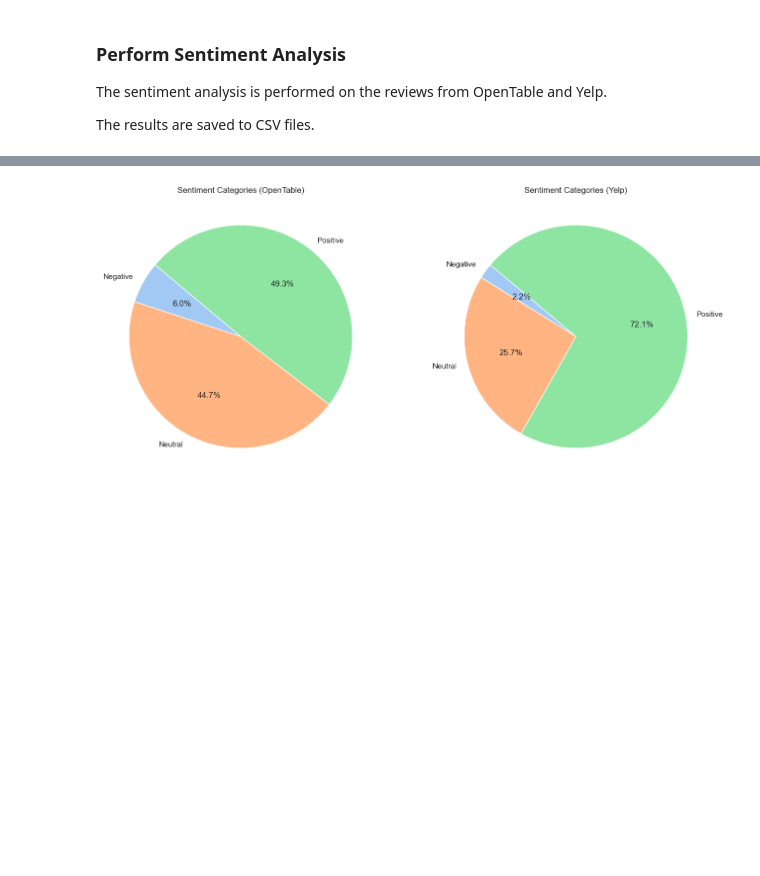
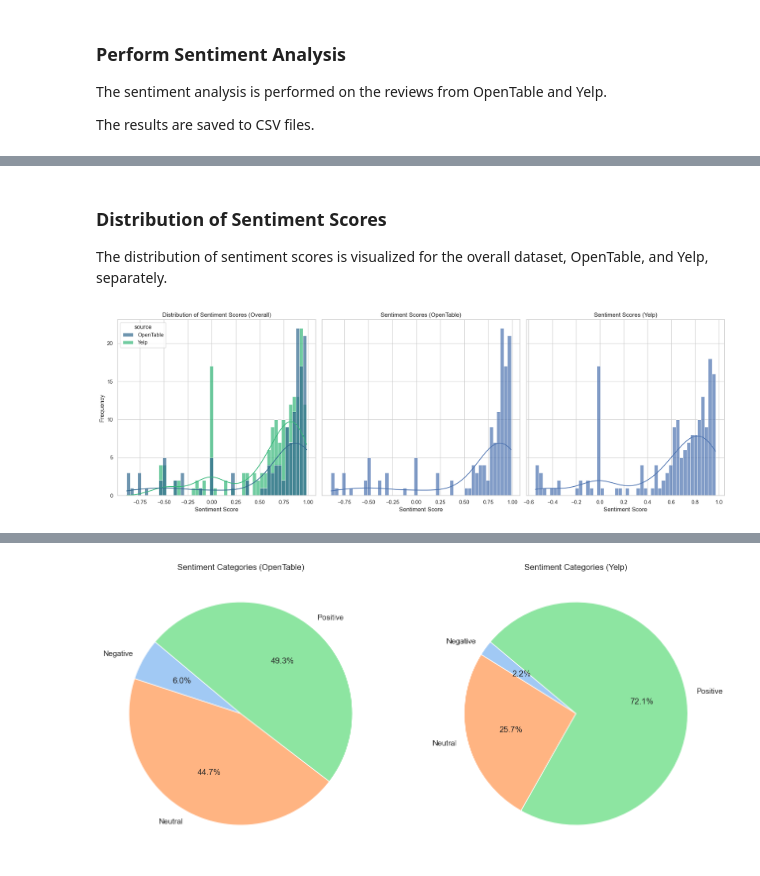
Before and after one commit to MarcoRiva6/webscraping-4-NLP, a Jupyter notebook: sentiment_analysis.ipynb, the cells around one changed output, grey strips where cells are left out. Cells and saved outputs as stored; diff of their text form; code cells hidden in the pictures; blank space fills up the shorter version.

```diff
--- a/sentiment_analysis.ipynb
+++ b/sentiment_analysis.ipynb
@@ -237,0 +165,56 @@ Passing `palette` without assigning `hue` is deprecated and will be removed in v
+# %% [markdown]
+### Distribution of Sentiment Scores
+
+The distribution of sentiment scores is visualized for the overall dataset, OpenTable, and Yelp, separately.
+# %%
+fig, axes = plt.subplots(1, 3, figsize=(18, 6), sharey=True)
+
+# Distribution of Sentiment Scores
+sns.histplot(
+    data=combined_reviews,
+    x='sentiment_score',
+    hue='source',
+    kde=True,
+    bins=50,
+    palette="viridis",
+    alpha=0.7,
+    ax=axes[0]
+)
+axes[0].set_title("Distribution of Sentiment Scores (Overall)")
+axes[0].set_xlabel("Sentiment Score")
+axes[0].set_ylabel("Frequency")
+handles, labels = axes[0].get_legend_handles_labels()
+
+# OpenTable Sentiment Distribution
+sns.histplot(
+    data=combined_reviews[combined_reviews['source'] == 'OpenTable'],
+    x='sentiment_score',
+    kde=True,
+    bins=50,
+    alpha=0.7,
+    ax=axes[1]
+)
+axes[1].set_title("Sentiment Scores (OpenTable)")
+axes[1].set_xlabel("Sentiment Score")
+axes[1].set_ylabel("Frequency")
+axes[1].legend([], [], frameon=False)
+
+# Yelp Sentiment Distribution
+sns.histplot(
+    data=combined_reviews[combined_reviews['source'] == 'Yelp'],
+    x='sentiment_score',
+    kde=True,
+    bins=50,
+    alpha=0.7,
+    ax=axes[2]
+)
+axes[2].set_title("Sentiment Scores (Yelp)")
+axes[2].set_xlabel("Sentiment Score")
+axes[2].set_ylabel("Frequency")
+axes[2].legend([], [], frameon=False)
+
+# Adjust layout
+plt.tight_layout()
+plt.show()
+# %% [output]
+[figure, added]
```
Also changed, not shown: parts of 21 cells of this notebook, 2 other files.
